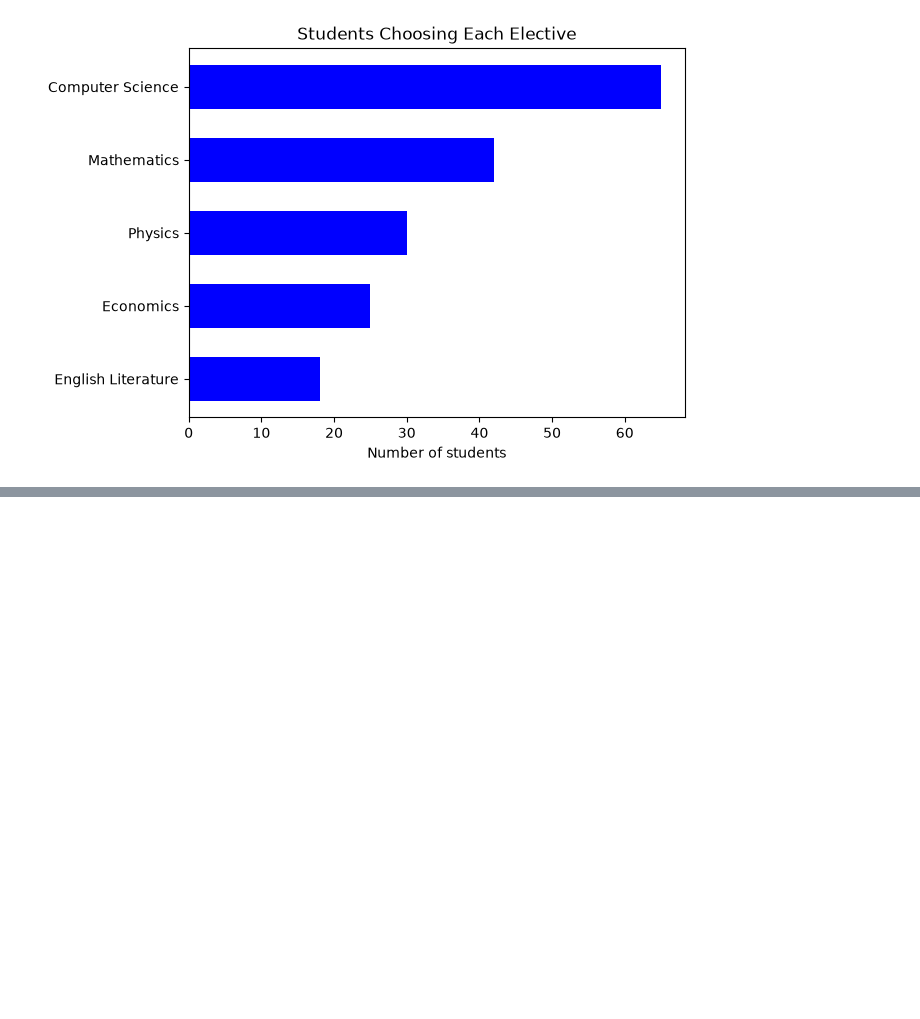
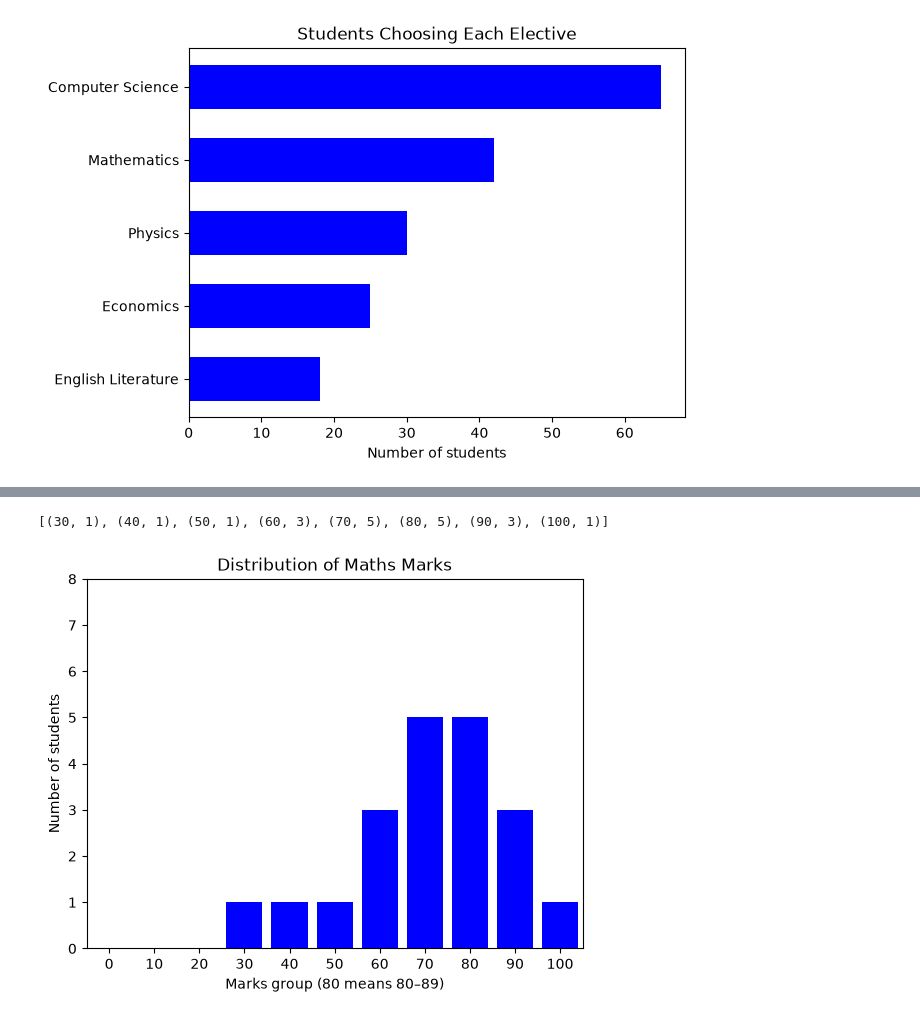
Before and after one commit to mat6099/ML_Debasis_Das, a Jupyter notebook: Visualising_Data.ipynb, the cells around one changed output, grey strips where cells are left out. Cells and saved outputs as stored; diff of their text form; code cells hidden in the pictures; blank space fills up the shorter version.

```diff
--- a/Visualising_Data.ipynb
+++ b/Visualising_Data.ipynb
@@ -89,0 +101,28 @@ plt.show()
+# %%
+from collections import Counter
+
+marks = [78, 92, 85, 67, 45, 88, 73, 95, 81, 59,
+         100, 76, 84, 62, 91, 70, 33, 87, 79, 68]
+
+def bucket(mark):
+    """Returns the starting value of the 10-mark group. Example: 87 -> 80"""
+    return mark // 10 * 10
+
+histogram = Counter(bucket(m) for m in marks)
+print(sorted(histogram.items()))
+# %% [output]
+[(30, 1), (40, 1), (50, 1), (60, 3), (70, 5), (80, 5), (90, 3), (100, 1)]
+# %%
+plt.bar(list(histogram.keys()),      # x position = bucket (in Python 3, wrap in list())
+        list(histogram.values()),    # height = number of students
+        width=8,                     # width 8 leaves a small gap (buckets are 10 apart)
+        color="blue")
+
+plt.xticks([10 * i for i in range(11)])   # labels at 0, 10, 20, ..., 100
+plt.axis([-5, 105, 0, 8])                 # x from -5 to 105, y from 0 to 8
+plt.title("Distribution of Maths Marks")
+plt.xlabel("Marks group (80 means 80–89)")
+plt.ylabel("Number of students")
+plt.show()
+# %% [output]
+[figure, added]
```
Also changed, not shown: parts of 3 cells of this notebook.
